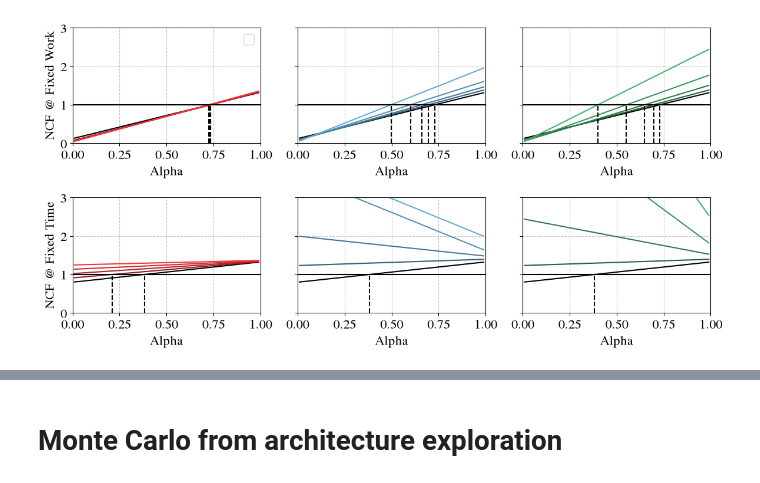
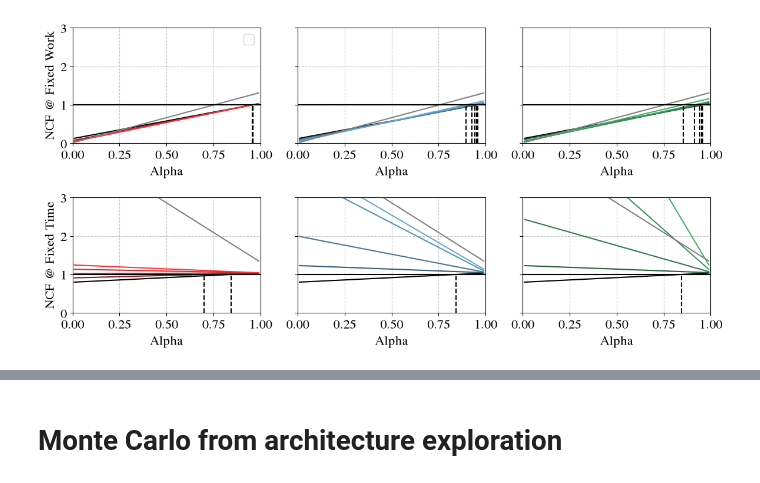
Before and after one commit to PolMaistriaux/IoT_Node_Modeling, a Jupyter notebook: Test_new_applications/Notebook_ASI_Framework.ipynb, the cells around one changed output, grey strips where cells are left out. Cells and saved outputs as stored; diff of their text form; code cells hidden in the pictures.

```diff
--- a/Test_new_applications/Notebook_ASI_Framework.ipynb
+++ b/Test_new_applications/Notebook_ASI_Framework.ipynb
@@ -190,7 +191,7 @@ theor_speedup_ratio     = np.array([pipe_theor_speedup_ratio    , para_theor_spe
 
 our_Area           = np.array([0.119    , 0.123    , 0.129    , 0.141    ] )
 our_NFFT           = np.array([4096     , 4096     , 4096     , 4096     ] )
-our_Latency_pFFT   = np.array([98423    , 49250    , 32883    , 24723    ] )  /2
+our_Latency_pFFT   = np.array([98423    , 49250    , 32883    , 24723    ] )
 our_Energy_pFFT    = np.array([3388.9   , 1922.4   , 1434.1   , 1197.6    ] ) *1e-9
 
 our_Latency        = our_Latency_pFFT
@@ -205,13 +206,13 @@ our_latency_ratio = our_Latency / baseline_latency
 our_speedup_ratio = 1/(our_latency_ratio)
 
 #----------------------------------------------------------------------------------
-soA_name          =           [ "Pereira 22" , "Berta. 21 ", "Gonz. 24",  "Yang 21", "Mahdavi 19", "Shih 18", "Shih 18", "Tian 19"  , "Paul 25"  , "Zhang 25" ]         #"Deng 23"
-soA_type          =           [ "Memory-b"   , "Memory-b"  , "Memory-b",  "Pipel." , "Pipel."    , "Pipel." , "Pipel." , "Memory-b" , "Memory-b" , "Memory-b" ]         #"Pipel."
-soA_techNode      =           [    65        , 22          , 22        ,  65       , 28          , 40       , 40       ,65          , 65         , 40         ]         #40
-soa_Area_FFT       = np.array([    0.185     , 0.185       , 1.08      ,  1.83     , 0.57        , 1.09     , 1.25     ,0.84        , 3.8        , 1.11       ] )       #0.48
-soa_NFFT           = np.array([    256       , 1024        , 1024      ,  2048     , 2048        , 2048     , 4096     ,4096        , 4096       , 4096       ] )       #1024
-soa_Latency_pFFT   = np.array([    1025      , 3005        , 1320      ,  2048     , 1200        , 2048     , 4096     ,5120        , 605        , 2259       ] )       #245
-soa_Energy_pFFT    = np.array([    187.23    , 1054.78     , 297.92    ,  260.31   , 600.82      , 541.60   , 1658.43  ,599.04      , 495.67     , 1221.50    ] ) *1e-9 #22.94
+soA_name          =           [ "Pereira 22" , "Berta. 21 ", "Gonz. 24",  "Yang 21", "Mahdavi 19", "Shih 18", "Shih 18", "Tian 19"  , "Paul 25"  , "Zhang 25" ,  "Liu 18"   ]         #"Deng 23"
+soA_type          =           [ "Memory-b"   , "Memory-b"  , "Memory-b",  "Pipel." , "Pipel."    , "Pipel." , "Pipel." , "Memory-b" , "Memory-b" , "Memory-b" ,  "Memory-b" ]         #"Pipel."
+soA_techNode      =           [    65        , 22          , 22        ,  65       , 28          , 40       , 40       ,65          , 65         , 40         ,     65      ]         #40
+soa_Area_FFT       = np.array([    0.185     , 0.185       , 1.08      ,  1.83     , 0.57        , 1.09     , 1.25     ,0.84        , 3.8        , 1.11       ,    1.67     ] )       #0.48
+soa_NFFT           = np.array([    256       , 1024        , 1024      ,  2048     , 2048        , 2048     , 4096     ,4096        , 4096       , 4096       ,    4096     ] )       #1024
+soa_Latency_pFFT   = np.array([    1025      , 3005        , 1320      ,  2048     , 1200        , 2048     , 4096     ,5120        , 605        , 2259       ,    768      ] )       #245
+soa_Energy_pFFT    = np.array([    187.23    , 1054.78     , 297.92    ,  260.31   , 600.82      , 541.60   , 1658.43  ,599.04      , 495.67     , 1221.50    ,   240.98    ] ) *1e-9 #22.94
 
 soa_Area           = scale_area    (area= soa_Area_FFT,        nfft_ref = 4096, nfft = soa_NFFT, acc_type =soA_type)
 soa_Latency        = scale_latency (latency= soa_Latency_pFFT, nfft_ref = 4096, nfft = soa_NFFT, acc_type =soA_type)
@@ -250,6 +251,10 @@ soa_pt_speedup_ratio = 1/(soa_pt_latency_ratio)
 # %%
 analysis_Mem_type  = np.array([1]) # 0: 1xSP SRAM,   1: 2xSP SRAM, 2: 2xHalf-size SP SRAM,  3: 1xDP SRAM
 analysis_nMem_type = len(analysis_Mem_type)
+# %%
+max_usable_speedup = 10
+# %%
+soa_only_last_one =True
 # %%
 
 alpha_studied = np.linspace(0.01, 1, 100,endpoint=False)
@@ -259,7 +264,7 @@ alpha_studied = np.linspace(0.01, 1, 100,endpoint=False)
 # ----------------------------------------------------------------------
 
 theor_asi_res     = np.zeros((len(alpha_studied),len(baseline_area),3,arch_Dim,analysis_nMem_type))
-theor_ncf_res     = np.zeros((len(alpha_studied),len(baseline_area),3,arch_Dim,analysis_nMem_type,2))
+theor_ncf_res     = np.zeros((len(alpha_studied),len(baseline_area),3,arch_Dim,analysis_nMem_type,3))
 theor_crit_alpha  = np.zeros((len(baseline_area),3,arch_Dim,analysis_nMem_type,2))
 theor_integ_alpha = np.zeros((len(baseline_area),3,arch_Dim,analysis_nMem_type,2))
 theor_count_class = np.zeros((len(baseline_area),3,arch_Dim,analysis_nMem_type,3))
@@ -270,6 +275,7 @@ for k in range(3):
                 theor_asi_res[:,a,k,i,d]  = asi_function (alpha=alpha_studied, area_ratio=theor_area_ratio[k,i,j,a], power_ratio=theor_power_ratio[k,i,j],print=False)
                 theor_ncf_res[:,a,k,i,d,0]= (theor_area_ratio[k,i,j,a]* (alpha_studied)) +  (theor_energy_ratio[k,i,j]* (1-alpha_studied))
                 theor_ncf_res[:,a,k,i,d,1]= (theor_area_ratio[k,i,j,a]* (alpha_studied)) +  (theor_power_ratio [k,i,j]* (1-alpha_studied))
+                theor_ncf_res[:,a,k,i,d,2]= (theor_area_ratio[k,i,j,a]* (alpha_studied)) +  (theor_energy_ratio[k,i,j]* (1-alpha_studied)) *min(max_usable_speedup,theor_speedup_ratio[k,i,j])
 
                 theor_count_class [a,k,i,d,:] = asi_class_count(theor_asi_res[:,a,k,i,d],theor_speedup_ratio[k,i,j])
                 theor_crit_alpha [a,k,i,d,:]  = calc_critical_alphas(theor_area_ratio[k,i,j,a],theor_power_ratio[k,i,j],theor_energy_ratio[k,i,j])
@@ -279,7 +285,7 @@ for k in range(3):
 # ----------------------------------------------------------------------
 
 our_asi_res    = np.zeros((len(alpha_studied),len(baseline_area),len(our_area_ratio)))
-our_ncf_res    = np.zeros((len(alpha_studied),len(baseline_area),len(our_area_ratio),2))
+our_ncf_res    = np.zeros((len(alpha_studied),len(baseline_area),len(our_area_ratio),3))
 our_crit_alpha = np.zeros((len(baseline_area),len(our_area_ratio),2))
 our_integ_alpha= np.zeros((len(baseline_area),len(our_area_ratio),2))
 our_count_class= np.zeros((len(baseline_area),len(our_area_ratio),3))
@@ -288,6 +294,7 @@ for i in range(our_area_ratio.shape[0]):
         our_asi_res[:,a,i]  = asi_function (alpha=alpha_studied, area_ratio=our_area_ratio[i,a], power_ratio=our_power_ratio[i],print=False)
         our_ncf_res[:,a,i,0]= (our_area_ratio[i,a]* (alpha_studied)) +  (our_energy_ratio[i]* (1-alpha_studied))
         our_ncf_res[:,a,i,1]= (our_area_ratio[i,a]* (alpha_studied)) +  (our_power_ratio[i] * (1-alpha_studied))
+        our_ncf_res[:,a,i,2]= (our_area_ratio[i,a]* (alpha_studied)) +  (our_energy_ratio[i]* (1-alpha_studied))*min(max_usable_speedup,our_speedup_ratio[i])
 
         our_count_class[a,i,:] = asi_class_count(our_asi_res[:,a,i],our_speedup_ratio[i])
         our_crit_alpha [a,i,:] = calc_critical_alphas(our_area_ratio[i,a],our_power_ratio[i],our_energy_ratio[i])
@@ -298,7 +305,7 @@ for i in range(our_area_ratio.shape[0]):
 # ----------------------------------------------------------------------
 
 soa_asi_res    = np.zeros((len(alpha_studied),len(baseline_area),len(soa_area_ratio)))
-soa_ncf_res    = np.zeros((len(alpha_studied),len(baseline_area),len(soa_area_ratio),2))
+soa_ncf_res    = np.zeros((len(alpha_studied),len(baseline_area),len(soa_area_ratio),3))
 soa_crit_alpha = np.zeros((len(baseline_area),len(soa_area_ratio),2))
 soa_integ_alpha= np.zeros((len(baseline_area),len(soa_area_ratio),2))
 soa_count_class= np.zeros((len(baseline_area),len(soa_area_ratio),3))
@@ -307,6 +314,7 @@ for i in range(soa_area_ratio.shape[0]):
         soa_asi_res[:,a,i]  = asi_function (alpha=alpha_studied, area_ratio=soa_area_ratio[i,a], power_ratio=soa_power_ratio[i],print=False)
         soa_ncf_res[:,a,i,0]= (soa_area_ratio[i,a]* (alpha_studied)) +  (soa_energy_ratio[i]* (1-alpha_studied))
         soa_ncf_res[:,a,i,1]= (soa_area_ratio[i,a]* (alpha_studied)) +  (soa_power_ratio[i] * (1-alpha_studied))
+        soa_ncf_res[:,a,i,2]= (soa_area_ratio[i,a]* (alpha_studied)) +  (soa_energy_ratio[i]* (1-alpha_studied))*min(max_usable_speedup,soa_speedup_ratio[i])
 
         soa_count_class[a,i,:] = asi_class_count(soa_asi_res[:,a,i],soa_speedup_ratio[i])
         soa_crit_alpha [a,i,:] = calc_critical_alphas(soa_area_ratio[i,a],soa_power_ratio[i],soa_energy_ratio[i])
@@ -495,5 +503,5 @@ plt.show()
 # %%
-plot_soa = 0
+plot_soa = 1
 plot_our = 0
 
 # Plot the operation footprint vs FFT throughput
@@ -513,39 +521,43 @@ for k in range(3):
             p = ax[1,k].plot(alpha_studied,   theor_ncf_res[:,a,k,0,d,1],   color = 'black' , linestyle ='-')
             p = ax[0,k].vlines(theor_crit_alpha [a,k,0,d,0], ymin=0, ymax=1,   color = 'black' , linestyle ='--')
             p = ax[1,k].vlines(theor_crit_alpha [a,k,0,d,1], ymin=0, ymax=1,   color = 'black' , linestyle ='--')
-            theor_crit_alpha [a,k,i,d,:]
+
         for i in range(1,arch_Dim):
             for d, j in enumerate(analysis_Mem_type):
                 p = ax[0,k].plot(alpha_studied,   theor_ncf_res[:,a,k,i,d,0],   color = color_array[k,i] , linestyle ='-')
                 p = ax[1,k].plot(alpha_studied,   theor_ncf_res[:,a,k,i,d,1],   color = color_array[k,i] , linestyle ='-')
                 p = ax[0,k].vlines(theor_crit_alpha [a,k,i,d,0], ymin=0, ymax=1,   color = 'black' , linestyle ='--')
                 p = ax[1,k].vlines(theor_crit_alpha [a,k,i,d,1], ymin=0, ymax=1,   color = 'black' , linestyle ='--')
 
         if plot_soa:
-            for i in range(soa_area_ratio.shape[0]):
-                p = ax[0,k].plot(alpha_studied,   soa_ncf_res[:,a,i,0],   color = listColor[i] , linestyle ='-.')
-                p = ax[1,k].plot(alpha_studied,   soa_ncf_res[:,a,i,1],   color = listColor[i] , linestyle ='-.')
+            if soa_only_last_one :
+                p = ax[0,k].plot(alpha_studied,   soa_ncf_res[:,a,-1,0],   color = 'gray', linestyle ='-')
+                p = ax[1,k].plot(alpha_studied,   soa_ncf_res[:,a,-1,1],   color = 'gray', linestyle ='-')
+            else:
+                for i in range(soa_area_ratio.shape[0]):
+                    p = ax[0,k].plot(alpha_studied,   soa_ncf_res[:,a,i,0],   color = listColor[i] , linestyle ='-.')
+                    p = ax[1,k].plot(alpha_studied,   soa_ncf_res[:,a,i,1],   color = listColor[i] , linestyle ='-.')
 
         if plot_our:
             for i in range(our_area_ratio.shape[0]):
                 p = ax[0,k].plot(alpha_studied,   our_ncf_res[:,a,i,0],   color = listColor[i+6] , linestyle ='--')
                 p = ax[1,k].plot(alpha_studied,   our_ncf_res[:,a,i,1],   color = listColor[i+6] , linestyle ='--')
 
     ax[0,k].hlines(y=1,xmin = 0, xmax=1, color= "black")
     ax[1,k].hlines(y=1,xmin = 0, xmax=1, color= "black")
     ax[0,k].set_ylim([0,3])
     ax[1,k].set_ylim([0,3])
     ax[0,k].set_xlim([0,1])
     ax[1,k].set_xlim([0,1])
     ax[0,k].set_xlabel("Alpha")
     ax[1,k].set_xlabel("Alpha")
 
 ax[0,0].set_ylabel("NCF @ Fixed Work")
 ax[1,0].set_ylabel("NCF @ Fixed Time")
 ax[0,0].legend()
 
 # Add legend
 fig.tight_layout()
 plt.show()
 # %% [output]
-[figure, old version]
+[figure, new version]
```
Also changed, not shown: parts of 18 cells of this notebook, 3 other files.
